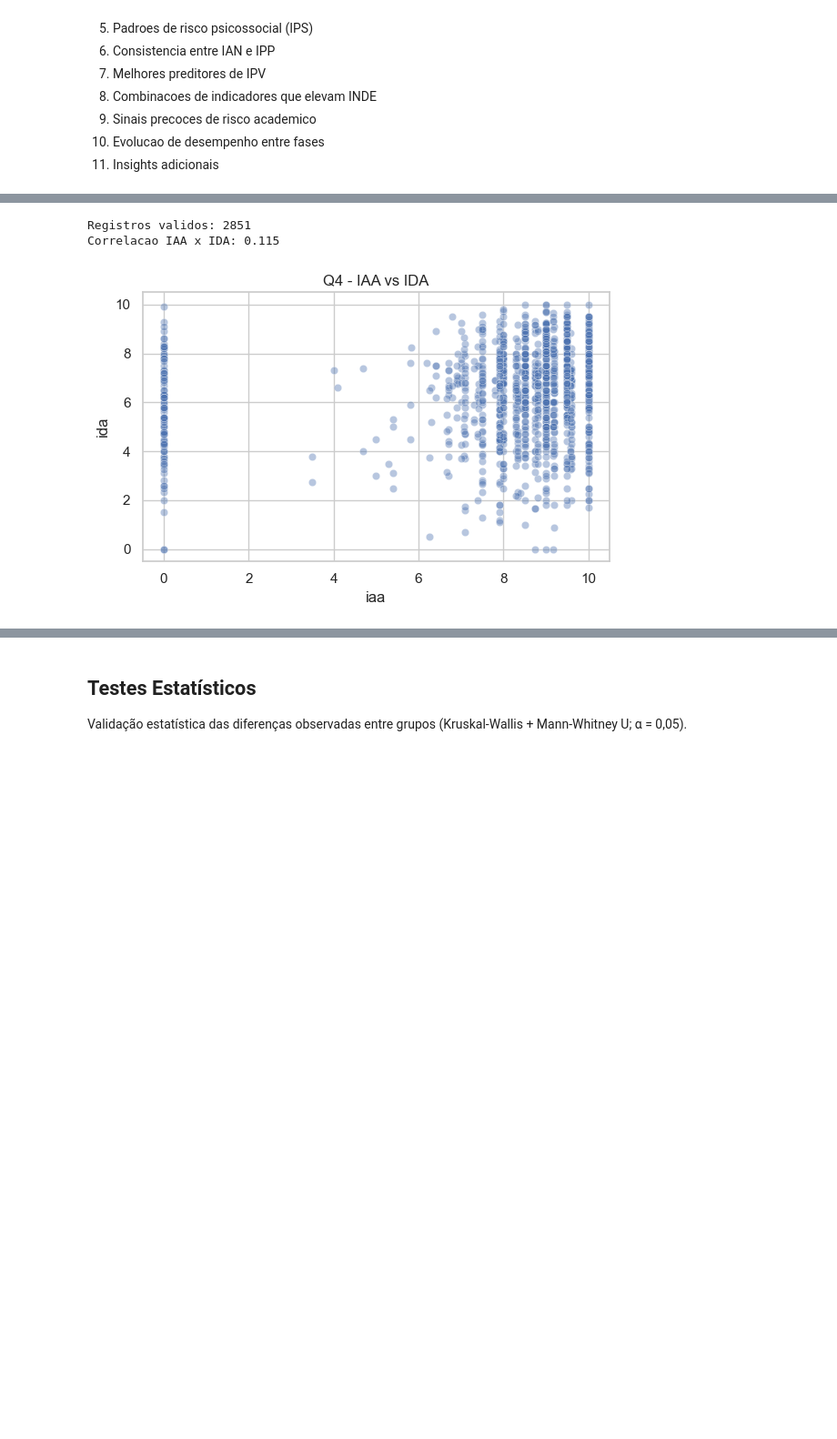
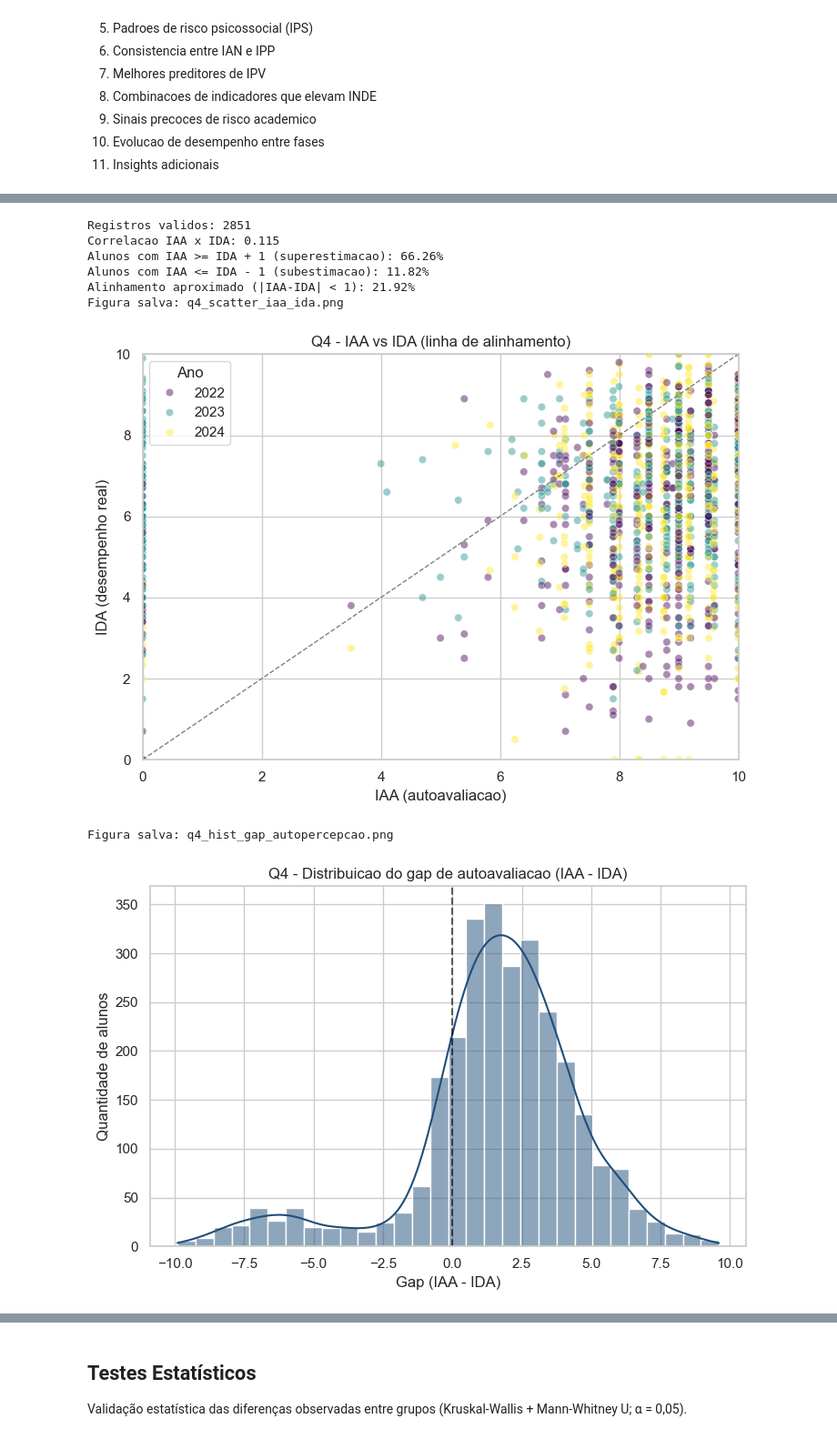
Before and after one commit to nykosx/fiap-datathon-fase5, a Jupyter notebook: notebooks/03_analytical_questions.ipynb, the cells around one changed output, grey strips where cells are left out. Shown at 91% size. Cells and saved outputs as stored; diff of their text form; code cells hidden in the pictures; blank space fills up the shorter version.

```diff
--- a/notebooks/03_analytical_questions.ipynb
+++ b/notebooks/03_analytical_questions.ipynb
@@ -140,16 +526,68 @@ ipv  0.558  0.557  1.000
 # %%
-if {'iaa','ida'}.issubset(df.columns):
-    sub = df[['iaa','ida']].dropna()
+if {'iaa', 'ida'}.issubset(df.columns):
+    sub = df[['iaa', 'ida', 'ano']].dropna().copy()
     print(f'Registros validos: {len(sub)}')
-    print(f"Correlacao IAA x IDA: {sub['iaa'].corr(sub['ida']):.3f}")
-    plt.figure(figsize=(6,4))
-    sns.scatterplot(data=sub.sample(min(len(sub), 1200), random_state=42), x='iaa', y='ida', alpha=0.4)
-    plt.title('Q4 - IAA vs IDA')
+
+    corr = sub['iaa'].corr(sub['ida'])
+    print(f'Correlacao IAA x IDA: {corr:.3f}')
+
+    sub['gap_autopercepcao'] = (sub['iaa'] - sub['ida']).round(3)
+    pct_superestima = (sub['gap_autopercepcao'] >= 1).mean() * 100
+    pct_subestima = (sub['gap_autopercepcao'] <= -1).mean() * 100
+    pct_alinhado = (sub['gap_autopercepcao'].abs() < 1).mean() * 100
+    print(f'Alunos com IAA >= IDA + 1 (superestimacao): {pct_superestima:.2f}%')
+    print(f'Alunos com IAA <= IDA - 1 (subestimacao): {pct_subestima:.2f}%')
+    print(f'Alinhamento aproximado (|IAA-IDA| < 1): {pct_alinhado:.2f}%')
+
+    amostra = sub.sample(min(len(sub), 1500), random_state=42)
+    fig, ax = plt.subplots(figsize=(7.5, 5.5))
+    sns.scatterplot(data=amostra, x='iaa', y='ida', hue='ano', palette='viridis', alpha=0.45, ax=ax)
+    ax.plot([0, 10], [0, 10], '--', color='gray', linewidth=1)
+    ax.set_xlim(0, 10)
+    ax.set_ylim(0, 10)
+    ax.set_title('Q4 - IAA vs IDA (linha de alinhamento)')
+    ax.set_xlabel('IAA (autoavaliacao)')
+    ax.set_ylabel('IDA (desempenho real)')
+    ax.legend(title='Ano')
     plt.tight_layout()
+    salvar_figura(fig, 'q4_scatter_iaa_ida.png')
     plt.show()
+
+    fig, ax = plt.subplots(figsize=(7.5, 5))
+    sns.histplot(sub['gap_autopercepcao'], bins=30, kde=True, color=COR_AZUL, ax=ax)
+    ax.axvline(0, linestyle='--', color='black', alpha=0.6)
+    ax.set_title('Q4 - Distribuicao do gap de autoavaliacao (IAA - IDA)')
+    ax.set_xlabel('Gap (IAA - IDA)')
+    ax.set_ylabel('Quantidade de alunos')
+    plt.tight_layout()
+    salvar_figura(fig, 'q4_hist_gap_autopercepcao.png')
+    plt.show()
+
+    if sub['ano'].notna().any():
+        gap_ano = sub.groupby('ano')['gap_autopercepcao'].mean().sort_index()
+        fig, ax = plt.subplots(figsize=(7.5, 4.8))
+        ax.bar(gap_ano.index.astype(int), gap_ano.values, color=COR_LARANJA)
+        ax.axhline(0, linestyle='--', color='gray', alpha=0.7)
+        ax.set_title('Q4 - Gap medio (IAA - IDA) por ano')
+        ax.set_xlabel('Ano')
+        ax.set_ylabel('Gap medio')
+        plt.tight_layout()
+        salvar_figura(fig, 'q4_gap_medio_por_ano.png')
+        plt.show()
+
+    print('\nLeitura critica (Q4):')
+    print('- Achado: baixa associacao entre autoavaliacao e desempenho real, com predominio de superestimacao.')
+    print('- Impacto: risco de planejamento pedagogico baseado em autopercepcao inflada.')
+    print('- Acao: combinar devolutiva de desempenho com mentoria para calibracao de expectativa.')
 else:
-    print('Colunas iaa/ida nao disponiveis.')
+    print('Colunas IAA/IDA nao disponiveis.')
 # %% [output]
 Registros validos: 2851
 Correlacao IAA x IDA: 0.115
+Alunos com IAA >= IDA + 1 (superestimacao): 66.26%
+Alunos com IAA <= IDA - 1 (subestimacao): 11.82%
+Alinhamento aproximado (|IAA-IDA| < 1): 21.92%
+Figura salva: q4_scatter_iaa_ida.png
-[figure, old version]
+[figure, new version]
+Figura salva: q4_hist_gap_autopercepcao.png
+[figure, added]
```
Also changed, not shown: parts of 24 cells of this notebook, 53 other files.
